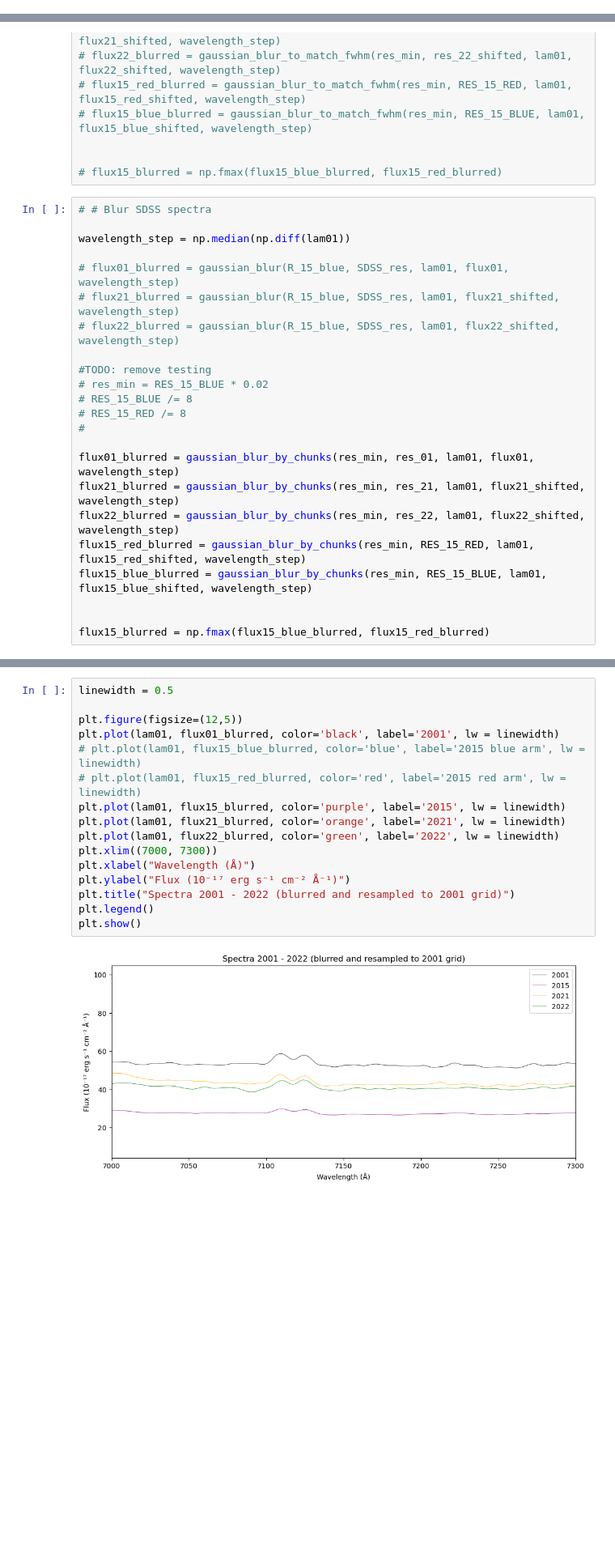
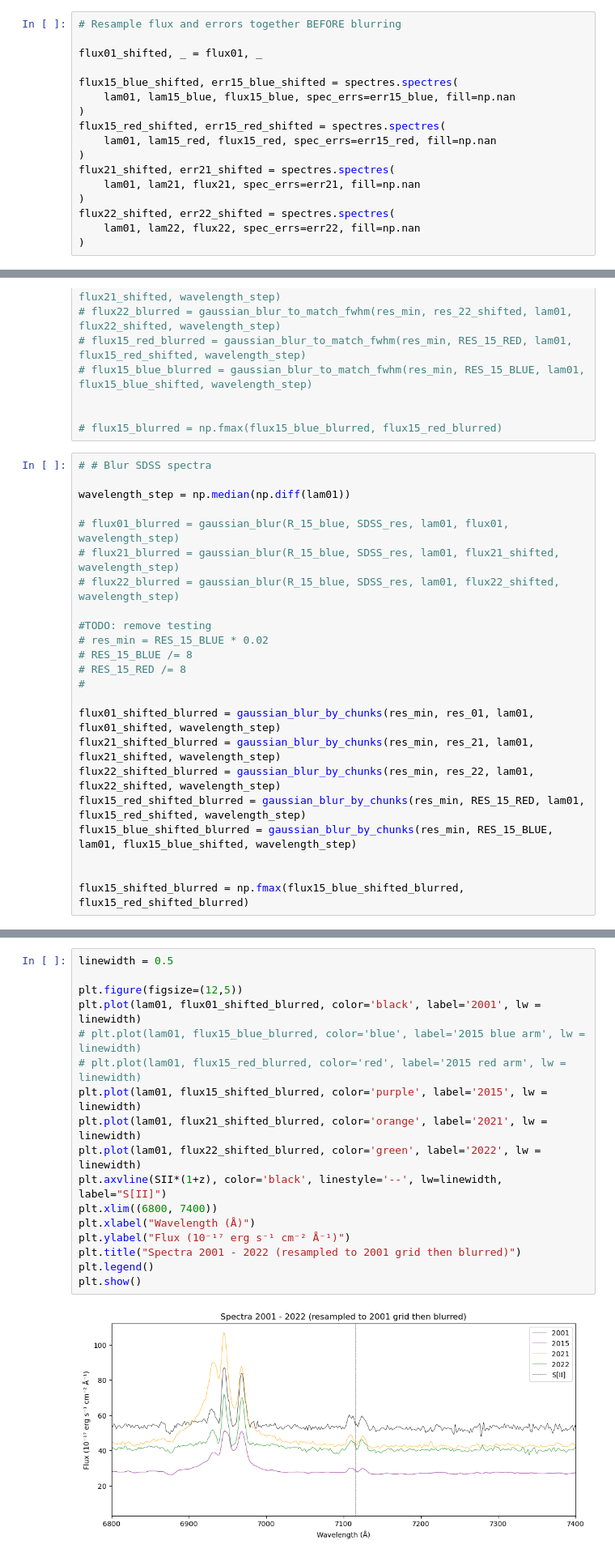
Before and after one commit to things-0/denison_2026, a Jupyter notebook: oli/main.ipynb, the cells around one changed output, grey strips where cells are left out. Shown at 81% size. Saved outputs shown, nothing was run; the diff lists cells and outputs as text; blank space fills up the shorter version.

Commit message:
optional blur before resample done

```diff
--- a/oli/main.ipynb
+++ b/oli/main.ipynb
@@ -442,0 +656,17 @@ var22_shifted = err22_shifted**2
+# %%
+# Resample flux and errors together BEFORE blurring
+
+flux01_shifted, _ = flux01, _
+
+flux15_blue_shifted, err15_blue_shifted = spectres.spectres(
+    lam01, lam15_blue, flux15_blue, spec_errs=err15_blue, fill=np.nan
+)
+flux15_red_shifted, err15_red_shifted = spectres.spectres(
+    lam01, lam15_red, flux15_red, spec_errs=err15_red, fill=np.nan
+)
+flux21_shifted, err21_shifted = spectres.spectres(
+    lam01, lam21, flux21, spec_errs=err21, fill=np.nan
+)
+flux22_shifted, err22_shifted = spectres.spectres(
+    lam01, lam22, flux22, spec_errs=err22, fill=np.nan
+)
@@ -515,11 +765,11 @@ wavelength_step = np.median(np.diff(lam01))
 # RES_15_RED /= 8
 #
 
-flux01_blurred = gaussian_blur_by_chunks(res_min, res_01, lam01, flux01, wavelength_step)
-flux21_blurred = gaussian_blur_by_chunks(res_min, res_21, lam01, flux21_shifted, wavelength_step)
-flux22_blurred = gaussian_blur_by_chunks(res_min, res_22, lam01, flux22_shifted, wavelength_step)
-flux15_red_blurred = gaussian_blur_by_chunks(res_min, RES_15_RED, lam01, flux15_red_shifted, wavelength_step)
-flux15_blue_blurred = gaussian_blur_by_chunks(res_min, RES_15_BLUE, lam01, flux15_blue_shifted, wavelength_step)
+flux01_shifted_blurred = gaussian_blur_by_chunks(res_min, res_01, lam01, flux01_shifted, wavelength_step)
+flux21_shifted_blurred = gaussian_blur_by_chunks(res_min, res_21, lam01, flux21_shifted, wavelength_step)
+flux22_shifted_blurred = gaussian_blur_by_chunks(res_min, res_22, lam01, flux22_shifted, wavelength_step)
+flux15_red_shifted_blurred = gaussian_blur_by_chunks(res_min, RES_15_RED, lam01, flux15_red_shifted, wavelength_step)
+flux15_blue_shifted_blurred = gaussian_blur_by_chunks(res_min, RES_15_BLUE, lam01, flux15_blue_shifted, wavelength_step)
 
 
-flux15_blurred = np.fmax(flux15_blue_blurred, flux15_red_blurred)
+flux15_shifted_blurred = np.fmax(flux15_blue_shifted_blurred, flux15_red_shifted_blurred)
@@ -530,18 +778,19 @@ Plotting Gaussian blurred, `spectres` shifted spectra
 # %%
 linewidth = 0.5
 
 plt.figure(figsize=(12,5))
-plt.plot(lam01, flux01_blurred, color='black', label='2001', lw = linewidth)
+plt.plot(lam01, flux01_shifted_blurred, color='black', label='2001', lw = linewidth)
 # plt.plot(lam01, flux15_blue_blurred, color='blue', label='2015 blue arm', lw = linewidth)
 # plt.plot(lam01, flux15_red_blurred, color='red', label='2015 red arm', lw = linewidth)
-plt.plot(lam01, flux15_blurred, color='purple', label='2015', lw = linewidth)
-plt.plot(lam01, flux21_blurred, color='orange', label='2021', lw = linewidth)
-plt.plot(lam01, flux22_blurred, color='green', label='2022', lw = linewidth)
-plt.xlim((7000, 7300))
+plt.plot(lam01, flux15_shifted_blurred, color='purple', label='2015', lw = linewidth)
+plt.plot(lam01, flux21_shifted_blurred, color='orange', label='2021', lw = linewidth)
+plt.plot(lam01, flux22_shifted_blurred, color='green', label='2022', lw = linewidth)
+plt.axvline(SII*(1+z), color='black', linestyle='--', lw=linewidth, label="S[II]")
+plt.xlim((6800, 7400))
 plt.xlabel("Wavelength (Å)")
 plt.ylabel("Flux (10⁻¹⁷ erg s⁻¹ cm⁻² Å⁻¹)")
-plt.title("Spectra 2001 - 2022 (blurred and resampled to 2001 grid)")
+plt.title("Spectra 2001 - 2022 (resampled to 2001 grid then blurred)")
 plt.legend()
 plt.show()
 # %% [output]
-[figure, old version]
+[figure, new version]
```
Also changed, not shown: parts of 57 cells of this notebook, 1 other file.
